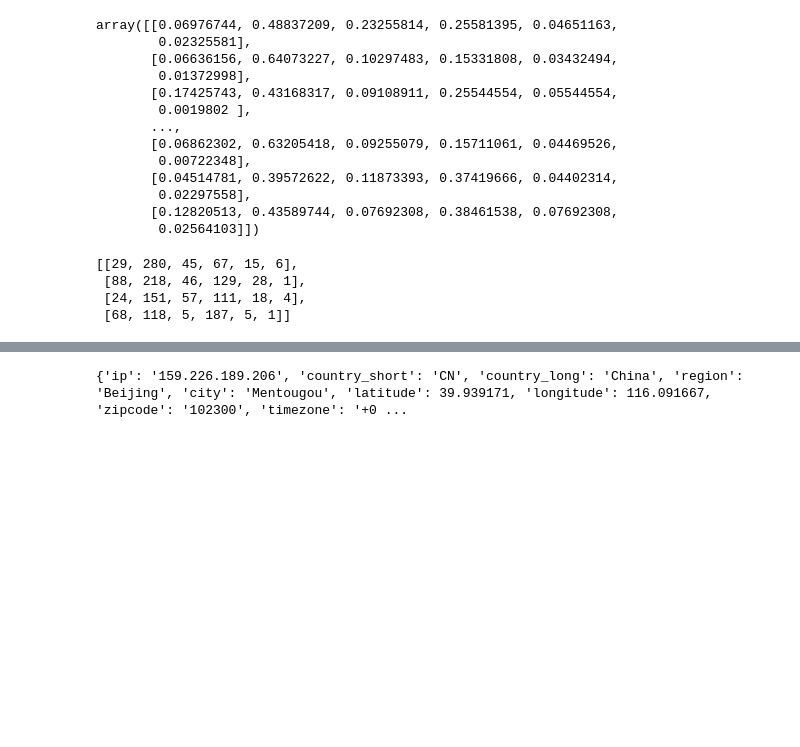
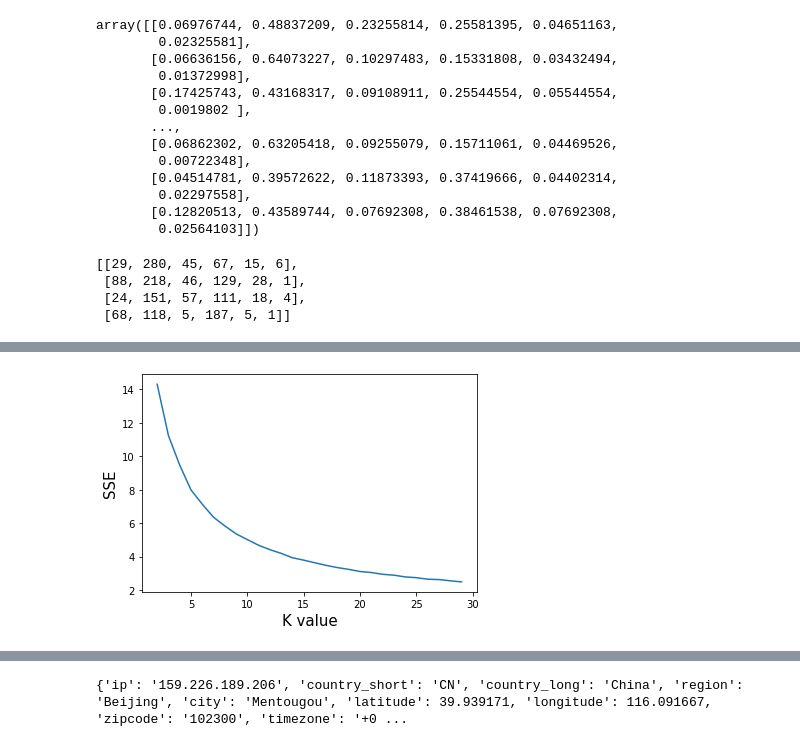
Before and after one commit to chasezcz/Persona, a Jupyter notebook: notebooks/labelExtract.ipynb, the cells around one changed output, grey strips where cells are left out. Cells and saved outputs as stored; diff of their text form; code cells hidden in the pictures; blank space fills up the shorter version.

```diff
--- a/notebooks/labelExtract.ipynb
+++ b/notebooks/labelExtract.ipynb
@@ -286,0 +328,10 @@ kmeans.inertia_
+# %%
+plt.figure()
+plt.xlabel("K value", fontdict={'size':15})
+plt.ylabel("SSE", fontdict={'size':15})
+plt.plot(ks, inertias, label="y")
+# plt.plot(ks, sc, label="sc")
+
+plt.savefig("miemie.jpg")
+# %% [output]
+[figure, added]
```
Also changed, not shown: parts of 8 cells of this notebook, 13 other files.
